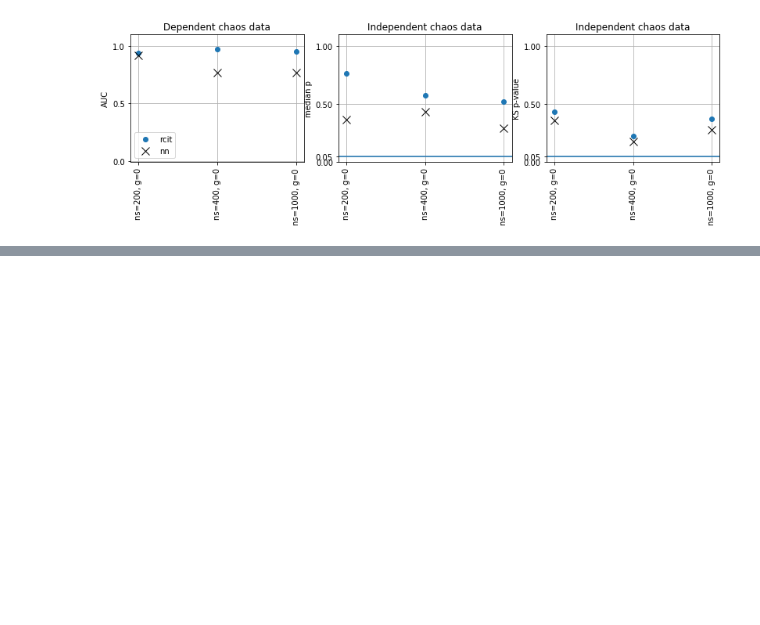
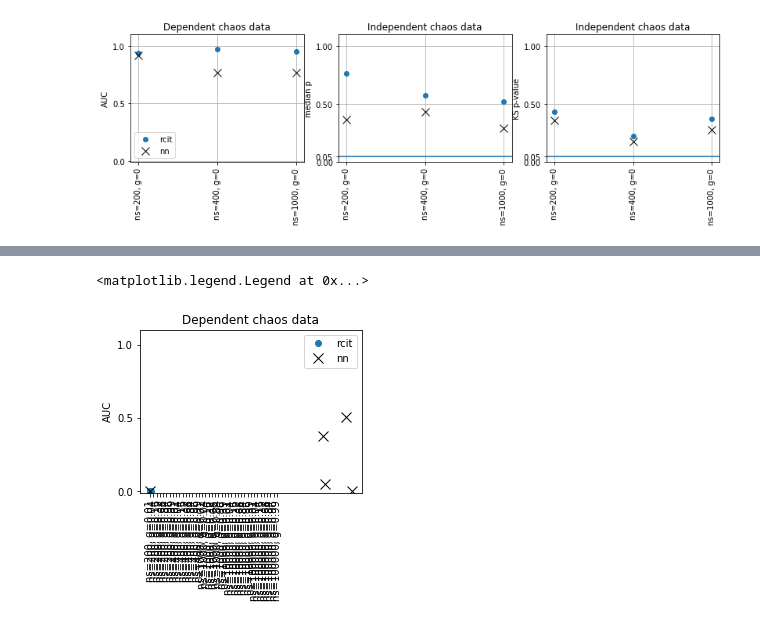
Before and after one commit to kjchalup/independence_test, a Jupyter notebook: nips/Comparison.ipynb, the cells around one changed output, grey strips where cells are left out. Saved outputs shown, nothing was run; the diff lists cells and outputs as text; code cells hidden in the pictures; blank space fills up the shorter version.

```diff
--- a/nips/Comparison.ipynb
+++ b/nips/Comparison.ipynb
@@ -204,28 +243,3 @@ plt.grid('on')
 #plt.imshow(proc_res['kcit']['auc'], cmap='coolwarm_r')
 # %% [output]
 [figure]
-# %%
-DSET_NAME = 'chaos'
-RES_FNAME = '../saved_data/tmp'.format(DSET_NAME)
-res = joblib.load(RES_FNAME)
-res_mats = {}
-for method in ['nn']:
-    for key in res.keys():
-        pval_d = np.array(res[key])[:, 0]
-        pval_i = np.array(res[key])[:, 1]
-        res_mats[key] = (pc_ks(pval_d)[0], pc_ks(pval_i)[1], np.median(pval_i), 1-pc_ks(pval_i)[0])
-
-proc_res = {}
-GAMMA = DSETS[DSET_NAME][1]
-for method in ['nn']:
-    proc_res[method] = {}
-    proc_res[method]['auc'] = np.zeros((len(SAMPLE_NUMS), len(GAMMA)))
-    proc_res[method]['ks'] = np.zeros((len(SAMPLE_NUMS), len(GAMMA)))
-    proc_res[method]['ksauc'] = np.zeros((len(SAMPLE_NUMS), len(GAMMA)))
-
-    for row_id, n_samples in enumerate(SAMPLE_NUMS):
-        for col_id, gamma in enumerate(GAMMA):
-            res = res_mats[method + '_chaos_120mt_' + str(n_samples) + 'samples_1dim_' + str(gamma) + 'complexity']
-            proc_res[method]['auc'][row_id, col_id] = res[0]
-            proc_res[method]['ks'][row_id, col_id] = res[1]
-            proc_res[method]['ksauc'][row_id, col_id] = res[2]
@@ -243,0 +257,23 @@ plt.grid('on')
+# %%
+""" TEMPORARY """
+ticklabels = []
+for n_samples in SAMPLE_NUMS:
+    for gamma in GAMMA:
+        ticklabels.append('ns={}, g={}'.format(n_samples, gamma))
+METH = 'rcit'
+plt.figure(figsize=(9*1.5, 2*1.5), facecolor='white', dpi=600)
+plt.subplot(1,3,1)
+plt.title('Dependent chaos data')
+plt.ylim([-.01,1.1])
+#plt.plot(proc_res['kcit']['auc'].flatten(), 'o', label='kcit')
+plt.plot(proc_res[METH]['t'][:, 0], proc_res[METH]['d'][:, 0], 'o', label='rcit')
+#plt.plot(proc_res['chsic']['auc'].flatten(), 'o', label='chsic')
+plt.plot(proc_res['nn']['t'][:, 0], proc_res['nn']['d'][:, 0], 'kx', label='nn', markersize=10)
+plt.yticks([0, .5, 1])
+plt.xticks(range(len(ticklabels)), ticklabels, rotation=90)
+plt.ylabel('AUC')
+#plt.grid('on')
+plt.legend()
+# %% [output]
+<matplotlib.legend.Legend at 0x...>
+[figure, added]
```
Also changed, not shown: parts of 7 cells of this notebook, 8 other files.
